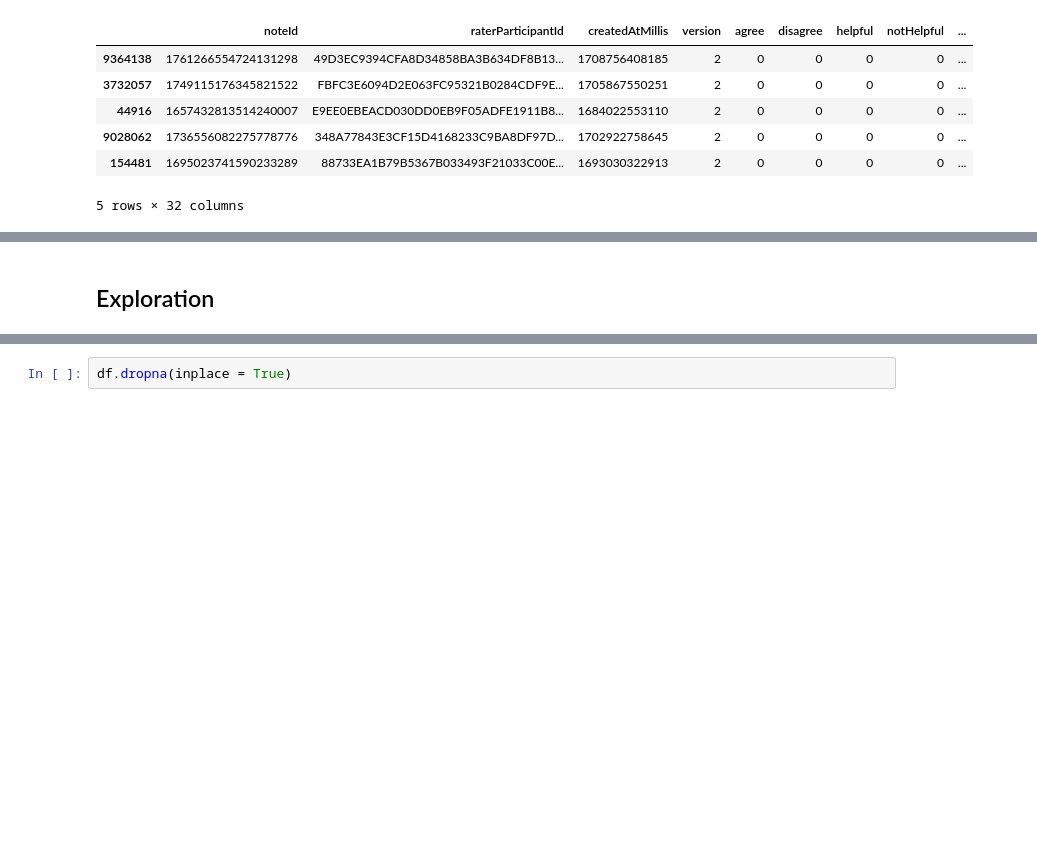
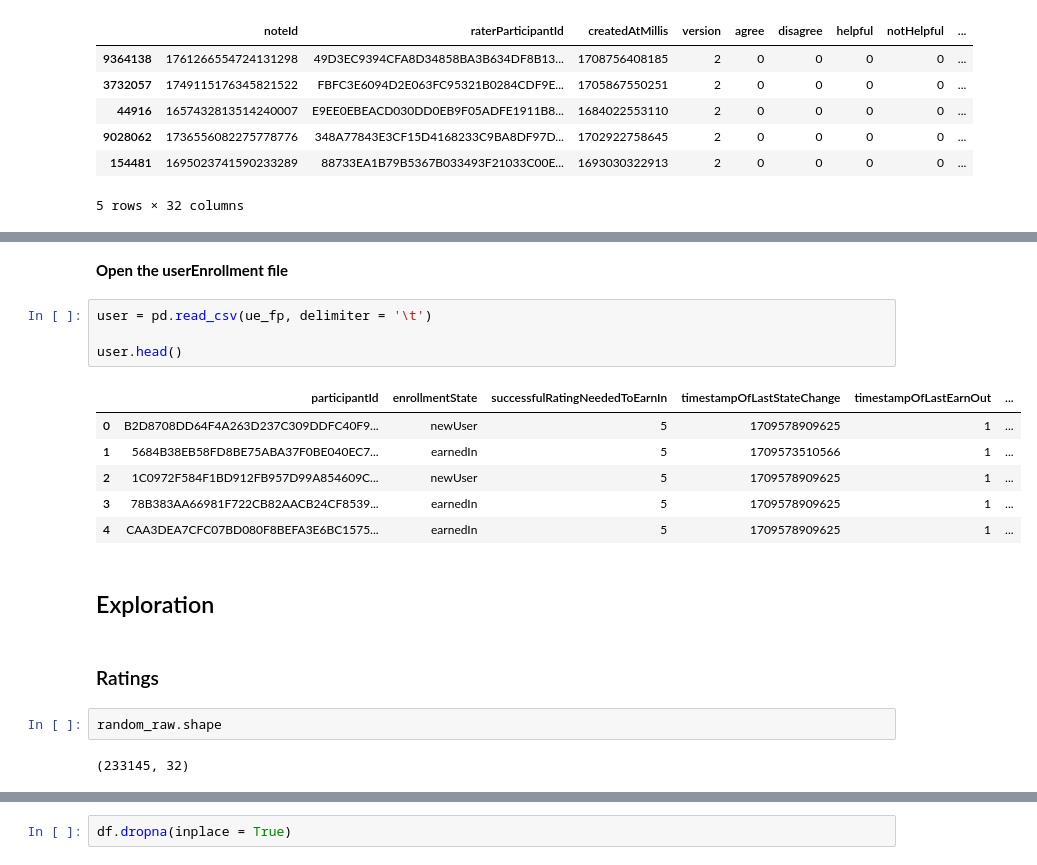
Before and after one commit to RayH-1/hertie-ml-x-project, a Jupyter notebook: 2_Cleaned_Data/21_Code/Data_Cleaning.ipynb, the cells around one changed output, grey strips where cells are left out. Drawn from its saved outputs; the diff is of its cells as text; blank space fills up the shorter version.

```diff
--- a/2_Cleaned_Data/21_Code/Data_Cleaning.ipynb
+++ b/2_Cleaned_Data/21_Code/Data_Cleaning.ipynb
@@ -62,5 +74,24 @@ random_raw.shape
+# %% [markdown]
+**Open the userEnrollment file**
+# %%
+user = pd.read_csv(ue_fp, delimiter = '\t')
+
+user.head()
+# %% [output]
+|  | participantId | enrollmentState | successfulRatingNeededToEarnIn | timestampOfLastStateChange | timestampOfLastEarnOut | ... |
+| 0 | B2D8708DD64F4A263D237C309DDFC40F9... | newUser | 5 | 1709578909625 | 1 | ... |
+| 1 | 5684B38EB58FD8BE75ABA37F0BE040EC7... | earnedIn | 5 | 1709573510566 | 1 | ... |
+| 2 | 1C0972F584F1BD912FB957D99A854609C... | newUser | 5 | 1709578909625 | 1 | ... |
+| 3 | 78B383AA66981F722CB82AACB24CF8539... | earnedIn | 5 | 1709578909625 | 1 | ... |
+| 4 | CAA3DEA7CFC07BD080F8BEFA3E6BC1575... | earnedIn | 5 | 1709578909625 | 1 | ... |
 # %% [markdown]
 ## Exploration
+# %% [markdown]
+### Ratings
+# %%
+random_raw.shape
+# %% [output]
+(233145, 32)
 # %%
 random_raw['notHelpfulSpamHarassmentOrAbuse'].describe()
 # %% [output]
```
Also changed, not shown: parts of 25 cells of this notebook, 2 other files.
